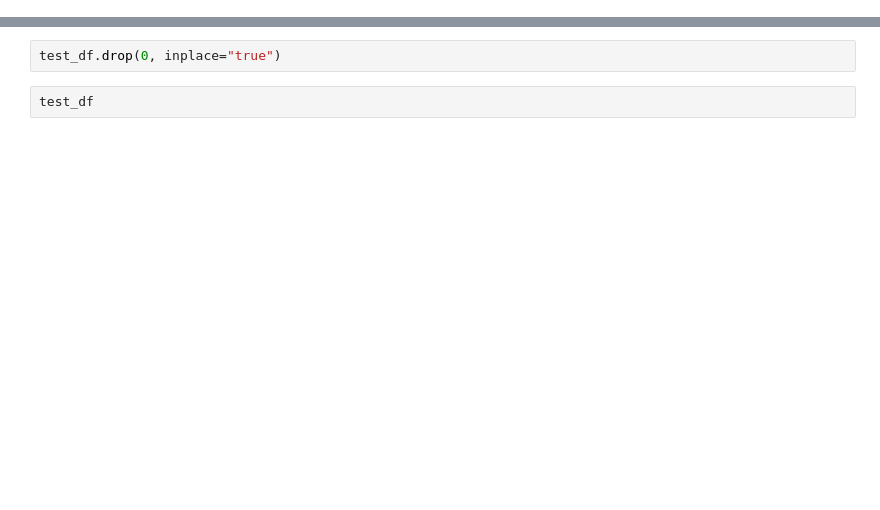
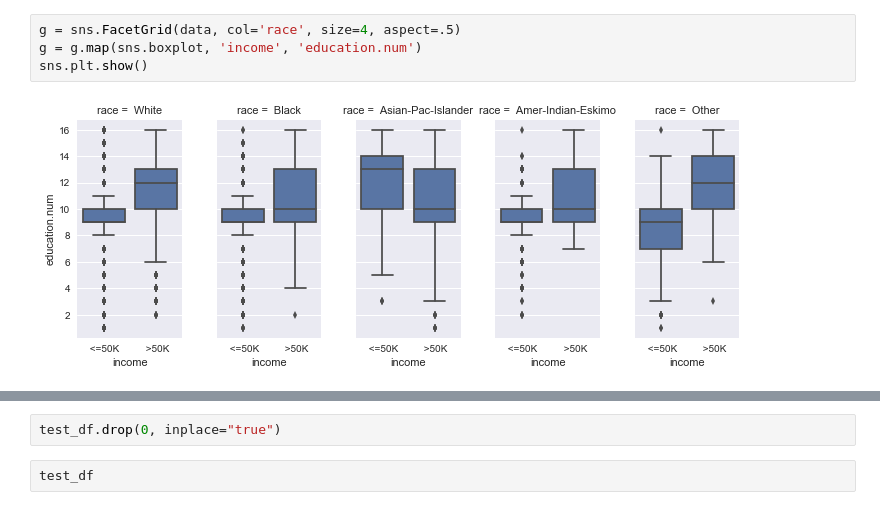
Before and after one commit to JoeHowarth/Fun_w_TensorFlow, a Jupyter notebook: Census_Income_Proj/adult_income.ipynb, the cells around one changed output, grey strips where cells are left out. Drawn from its saved outputs; the diff is of its cells as text; blank space fills up the shorter version.

```diff
--- a/Census_Income_Proj/adult_income.ipynb
+++ b/Census_Income_Proj/adult_income.ipynb
@@ -19,0 +43,6 @@ print(train_df.shape)
+# %%
+g = sns.FacetGrid(data, col='race', size=4, aspect=.5)
+g = g.map(sns.boxplot, 'income', 'education.num')
+sns.plt.show()
+# %% [output]
+[figure, added]
```
Also changed, not shown: parts of 14 cells of this notebook, 15 other files.
